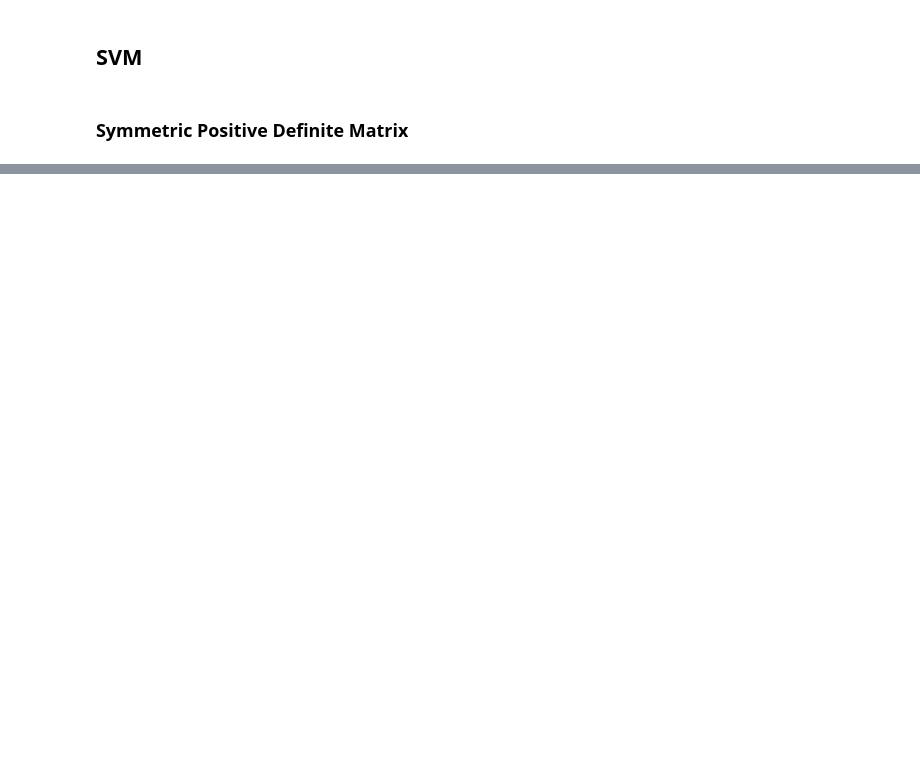
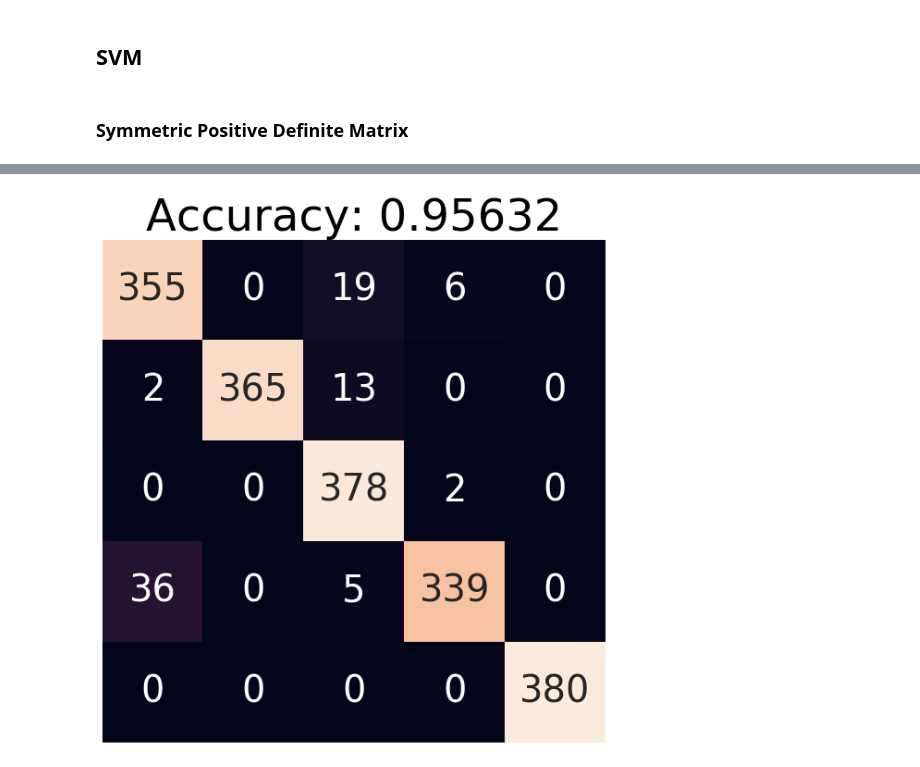
Before and after one commit to Mrrmm510/ManifoldOptimization, a Jupyter notebook: notebook/dictionary-learning/dictionary-learning-brodatz.ipynb, the cells around one changed output, grey strips where cells are left out. Saved outputs shown, nothing was run; the diff lists cells and outputs as text; code cells hidden in the pictures; blank space fills up the shorter version.

```diff
--- a/notebook/dictionary-learning/dictionary-learning-brodatz.ipynb
+++ b/notebook/dictionary-learning/dictionary-learning-brodatz.ipynb
@@ -107,6 +131,14 @@ pred = clf.predict(test_transformed)
+# %%
+import seaborn as sns
+clf = SVC(C=C[np.argmax(acc)], gamma='scale', random_state=0)
+clf.fit(train_transformed, label)
+pred = clf.predict(test_transformed)
+label = np.hstack([[i]*(len(pred) // 5) for i in range(len(imgs))]).astype(np.float)
 # %%
-from sklearn.metrics import accuracy_score,confusion_matrix
-import seaborn as sns
-
+plt.rcParams["font.size"] = 40
 plt.figure(figsize=(10, 10))
-sns.heatmap(confusion_matrix(label, pred), square=True, annot=True)
+plt.title(f'Accuracy: {round(accuracy_score(label, pred), 5)}')
+sns.heatmap(confusion_matrix(label, pred), square=True, annot=True, cbar=False, xticklabels=False, yticklabels=False, fmt='d')
+plt.show()
+# %% [output]
+[figure, added]
```
Also changed, not shown: parts of 8 cells of this notebook, 4 other files.
